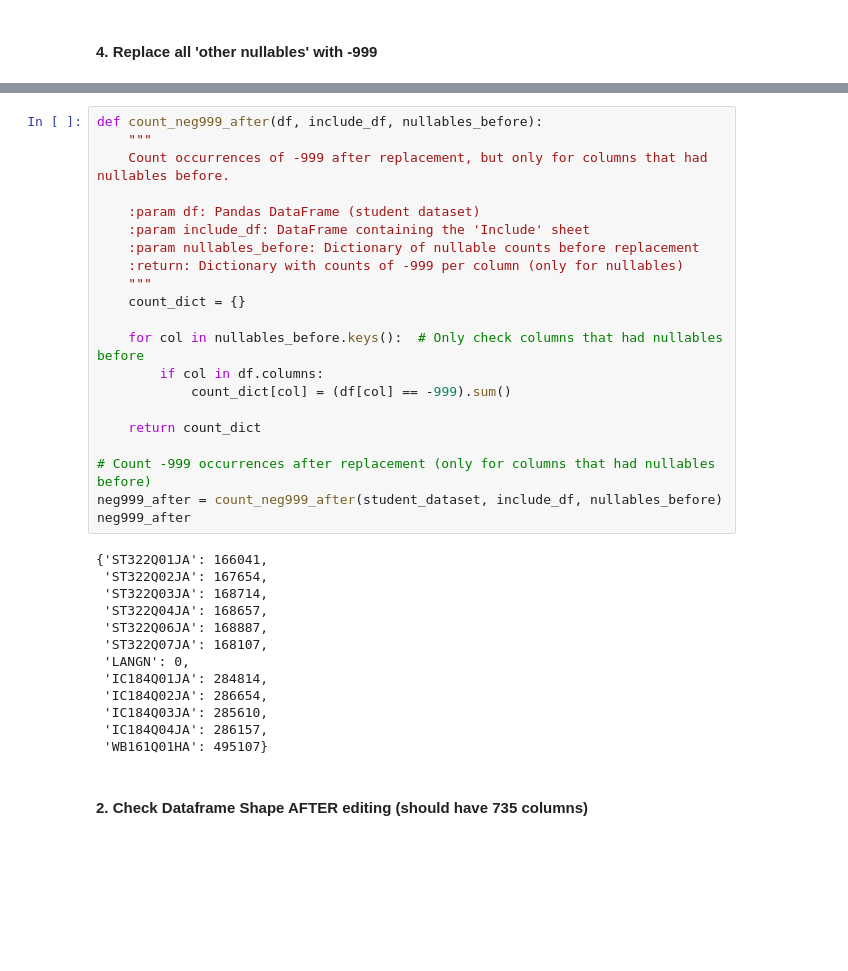
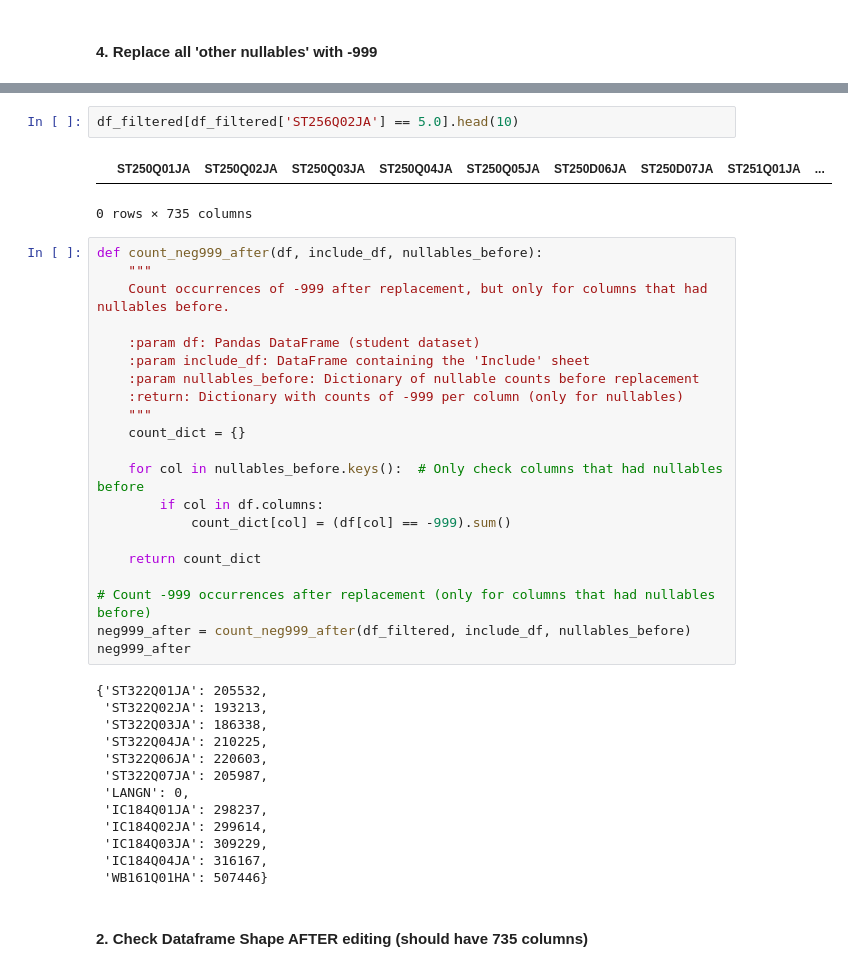
Before and after one commit to mdreeling-mids/mids-capstone, a Jupyter notebook: notebooks/eda/with-wle-latent/1. SPSS-Load-and-Edit.ipynb, the cells around one changed output, grey strips where cells are left out. Cells and saved outputs as stored; diff of their text form; blank space fills up the shorter version.

```diff
--- a/notebooks/eda/with-wle-latent/1. SPSS-Load-and-Edit.ipynb
+++ b/notebooks/eda/with-wle-latent/1. SPSS-Load-and-Edit.ipynb
@@ -286,3 +293,8 @@ df_filtered.loc[student_dataset['ST322Q06JA'].isin([6, 6.0]), ['ST322Q01JA']]
+# %%
+df_filtered[df_filtered['ST256Q02JA'] == 5.0].head(10)
+# %% [output]
+|  | ST250Q01JA | ST250Q02JA | ST250Q03JA | ST250Q04JA | ST250Q05JA | ST250D06JA | ST250D07JA | ST251Q01JA | ... |
+0 rows × 735 columns
 # %%
 def count_neg999_after(df, include_df, nullables_before):
     """
@@ -302,21 +314,21 @@ def count_neg999_after(df, include_df, nullables_before):
     return count_dict
 
 # Count -999 occurrences after replacement (only for columns that had nullables before)
-neg999_after = count_neg999_after(student_dataset, include_df, nullables_before)
+neg999_after = count_neg999_after(df_filtered, include_df, nullables_before)
 neg999_after
 # %% [output]
-{'ST322Q01JA': 166041,
- 'ST322Q02JA': 167654,
- 'ST322Q03JA': 168714,
- 'ST322Q04JA': 168657,
- 'ST322Q06JA': 168887,
- 'ST322Q07JA': 168107,
+{'ST322Q01JA': 205532,
+ 'ST322Q02JA': 193213,
+ 'ST322Q03JA': 186338,
+ 'ST322Q04JA': 210225,
+ 'ST322Q06JA': 220603,
+ 'ST322Q07JA': 205987,
  'LANGN': 0,
- 'IC184Q01JA': 284814,
- 'IC184Q02JA': 286654,
- 'IC184Q03JA': 285610,
- 'IC184Q04JA': 286157,
- 'WB161Q01HA': 495107}
+ 'IC184Q01JA': 298237,
+ 'IC184Q02JA': 299614,
+ 'IC184Q03JA': 309229,
+ 'IC184Q04JA': 316167,
+ 'WB161Q01HA': 507446}
 # %% [markdown]
 #### 2. Check Dataframe Shape AFTER editing (should have 735 columns)
 # %%
```
Also changed, not shown: parts of 9 cells of this notebook, 5 other files.
